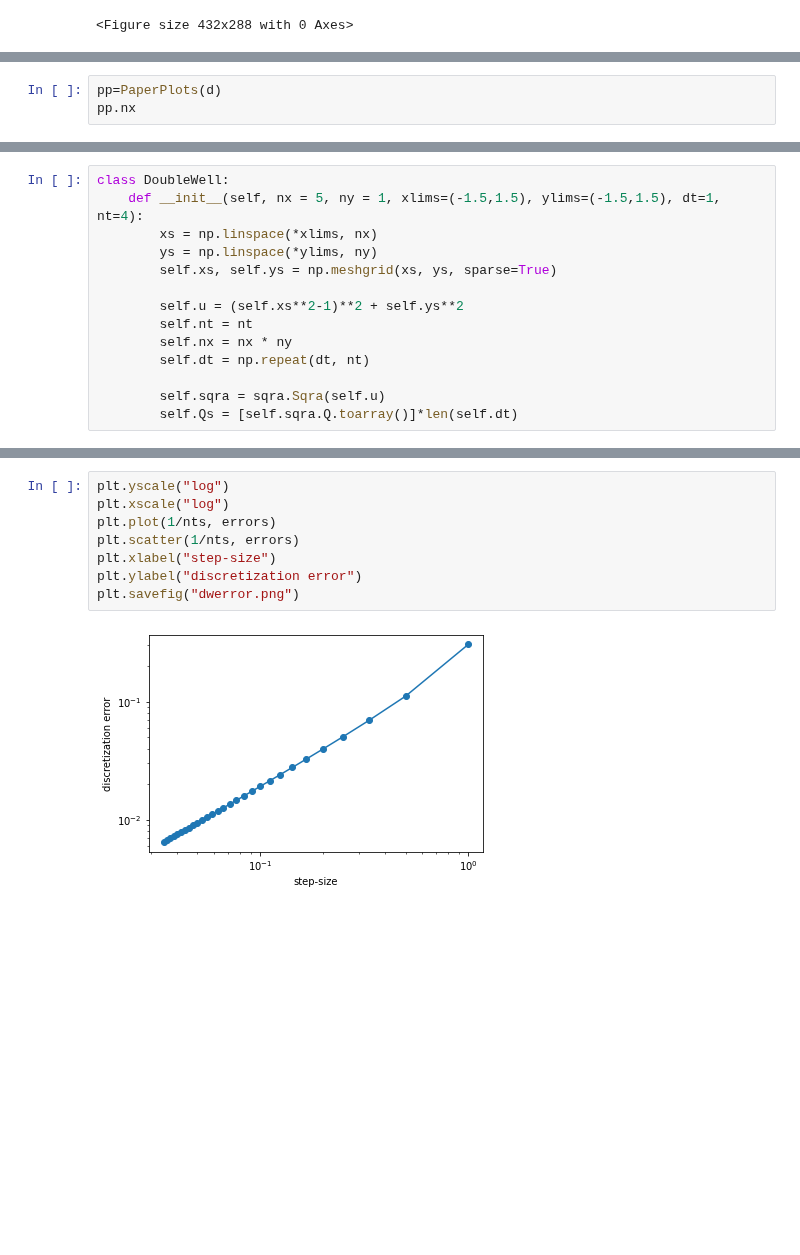
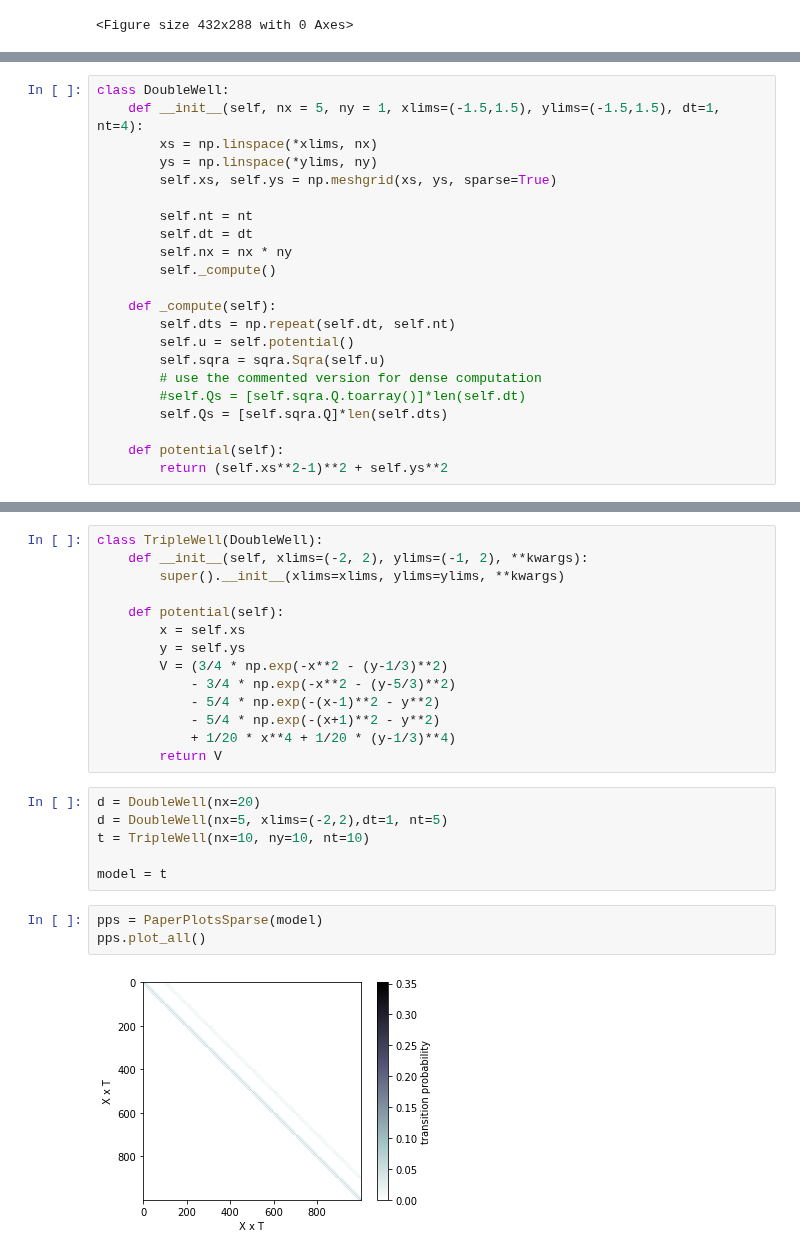
Before and after one commit to axsk/augmented-jump-chain, a Jupyter notebook: papermsnd.ipynb, the cells around one changed output, grey strips where cells are left out. Cells and saved outputs as stored; diff of their text form; blank space fills up the shorter version.

Commit message:
switched completely to sparse ajcs, added triplewell

```diff
--- a/papermsnd.ipynb
+++ b/papermsnd.ipynb
@@ -132,6 +137,3 @@ class PaperPlots:
         plt.show()
         self.plot_koopman_q()
         plt.show()
-# %%
-pp=PaperPlots(d)
-pp.nx
@@ -144,10 +164,18 @@ class DoubleWell:
         ys = np.linspace(*ylims, ny)
         self.xs, self.ys = np.meshgrid(xs, ys, sparse=True)
 
-        self.u = (self.xs**2-1)**2 + self.ys**2
         self.nt = nt
+        self.dt = dt
         self.nx = nx * ny
-        self.dt = np.repeat(dt, nt)
+        self._compute()
 
+    def _compute(self):
+        self.dts = np.repeat(self.dt, self.nt)
+        self.u = self.potential()
         self.sqra = sqra.Sqra(self.u)
-        self.Qs = [self.sqra.Q.toarray()]*len(self.dt)
+        # use the commented version for dense computation
+        #self.Qs = [self.sqra.Q.toarray()]*len(self.dt)
+        self.Qs = [self.sqra.Q]*len(self.dts)
+
+    def potential(self):
+        return (self.xs**2-1)**2 + self.ys**2
@@ -255,10 +182,25 @@ Text(0.5, 0, 'number of time cells')
-# %%
-plt.yscale("log")
-plt.xscale("log")
-plt.plot(1/nts, errors)
-plt.scatter(1/nts, errors)
-plt.xlabel("step-size")
-plt.ylabel("discretization error")
-plt.savefig("dwerror.png")
-# %% [output]
-[figure, removed]
+# %%
+class TripleWell(DoubleWell):
+    def __init__(self, xlims=(-2, 2), ylims=(-1, 2), **kwargs):
+        super().__init__(xlims=xlims, ylims=ylims, **kwargs)
+
+    def potential(self):
+        x = self.xs
+        y = self.ys
+        V = (3/4 * np.exp(-x**2 - (y-1/3)**2)
+            - 3/4 * np.exp(-x**2 - (y-5/3)**2)
+            - 5/4 * np.exp(-(x-1)**2 - y**2)
+            - 5/4 * np.exp(-(x+1)**2 - y**2)
+            + 1/20 * x**4 + 1/20 * (y-1/3)**4)
+        return V
+# %%
+d = DoubleWell(nx=20)
+d = DoubleWell(nx=5, xlims=(-2,2),dt=1, nt=5)
+t = TripleWell(nx=10, ny=10, nt=10)
+
+model = t
+# %%
+pps = PaperPlotsSparse(model)
+pps.plot_all()
+# %% [output]
+[figure, added]
```
Also changed, not shown: parts of 21 cells of this notebook, 1 other file.
